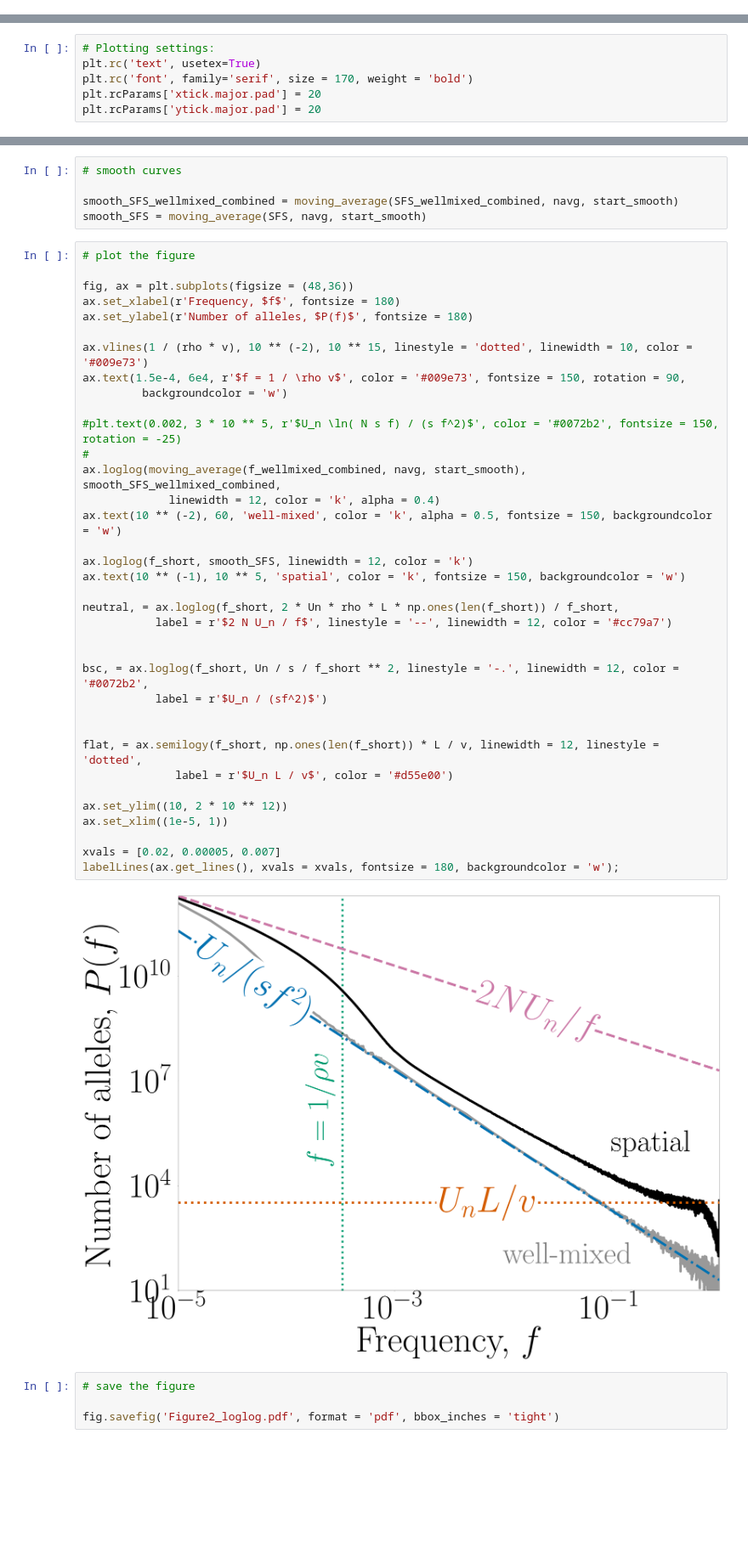
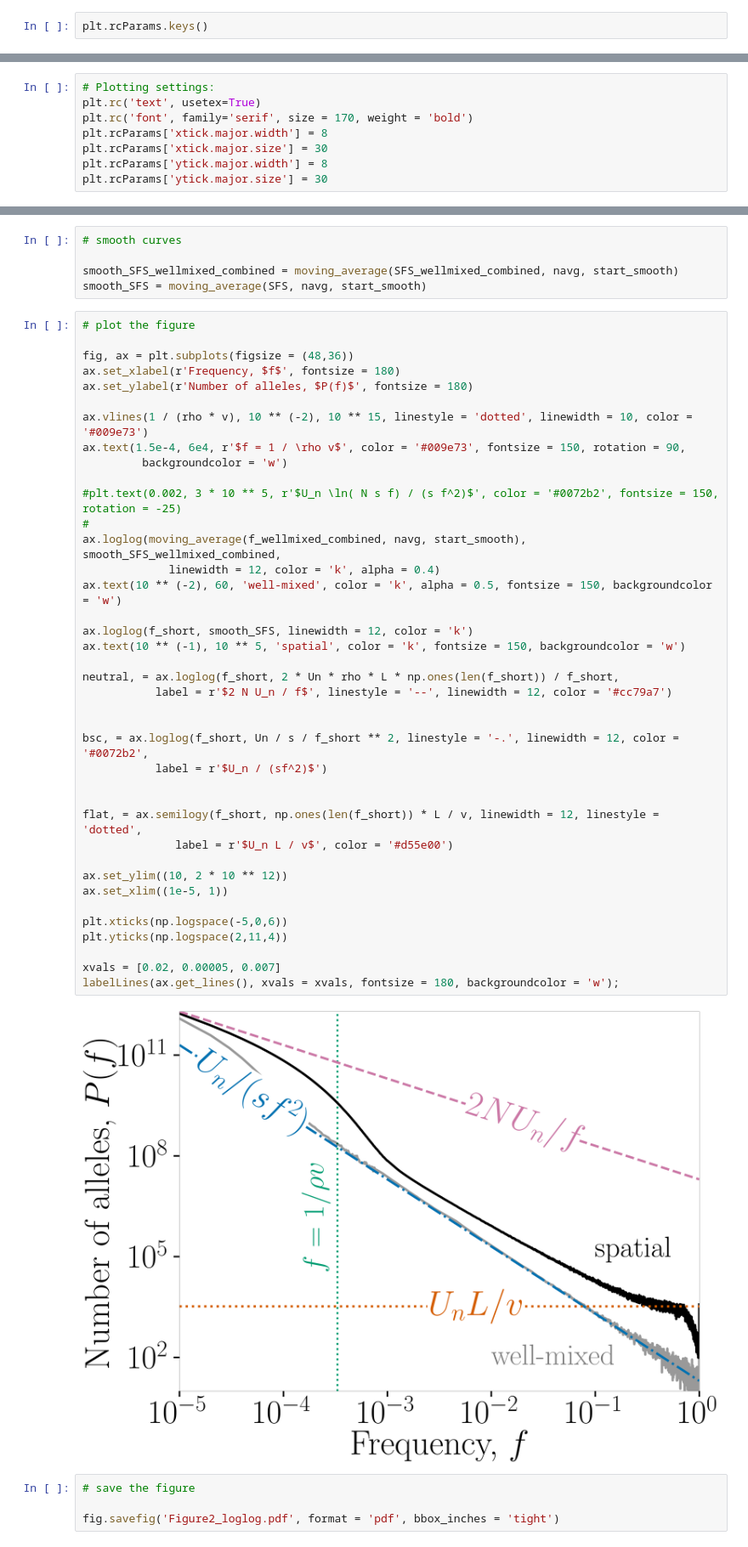
Before and after one commit to weissmanlab/SFS_spatial_sweep_1d_Genetics, a Jupyter notebook: Figures/Figures.ipynb, the cells around one changed output, grey strips where cells are left out. Shown at 85% size. Saved outputs shown, nothing was run; the diff lists cells and outputs as text; blank space fills up the shorter version.

```diff
--- a/Figures/Figures.ipynb
+++ b/Figures/Figures.ipynb
@@ -15,3 +15,5 @@ def moving_average(a, n = 3, start_smooth = 100):
 def power_law_fit(x, a):
     ''' Use this to fit f^-2 (intermediate f) '''
     return a * x ** (-2)
+# %%
+plt.rcParams.keys()
@@ -19,8 +39,10 @@ def power_law_fit(x, a):
 # Plotting settings:
 plt.rc('text', usetex=True)
 plt.rc('font', family='serif', size = 170, weight = 'bold')
-plt.rcParams['xtick.major.pad'] = 20
-plt.rcParams['ytick.major.pad'] = 20
+plt.rcParams['xtick.major.width'] = 8
+plt.rcParams['xtick.major.size'] = 30
+plt.rcParams['ytick.major.width'] = 8
+plt.rcParams['ytick.major.size'] = 30
 # %% [markdown]
 # Allele frequency spectra
 # %%
@@ -99,34 +121,37 @@ ax.set_ylabel(r'Number of alleles, $P(f)$', fontsize = 180)
 ax.vlines(1 / (rho * v), 10 ** (-2), 10 ** 15, linestyle = 'dotted', linewidth = 10, color = '#009e73')
 ax.text(1.5e-4, 6e4, r'$f = 1 / \rho v$', color = '#009e73', fontsize = 150, rotation = 90,
          backgroundcolor = 'w')
 
 #plt.text(0.002, 3 * 10 ** 5, r'$U_n \ln( N s f) / (s f^2)$', color = '#0072b2', fontsize = 150, rotation = -25)
 #
 ax.loglog(moving_average(f_wellmixed_combined, navg, start_smooth), smooth_SFS_wellmixed_combined,
              linewidth = 12, color = 'k', alpha = 0.4)
 ax.text(10 ** (-2), 60, 'well-mixed', color = 'k', alpha = 0.5, fontsize = 150, backgroundcolor = 'w')
 
 ax.loglog(f_short, smooth_SFS, linewidth = 12, color = 'k')
 ax.text(10 ** (-1), 10 ** 5, 'spatial', color = 'k', fontsize = 150, backgroundcolor = 'w')
 
 neutral, = ax.loglog(f_short, 2 * Un * rho * L * np.ones(len(f_short)) / f_short,
            label = r'$2 N U_n / f$', linestyle = '--', linewidth = 12, color = '#cc79a7')
 
 
 bsc, = ax.loglog(f_short, Un / s / f_short ** 2, linestyle = '-.', linewidth = 12, color = '#0072b2',
            label = r'$U_n / (sf^2)$')
 
 
 flat, = ax.semilogy(f_short, np.ones(len(f_short)) * L / v, linewidth = 12, linestyle = 'dotted',
               label = r'$U_n L / v$', color = '#d55e00')
 
 ax.set_ylim((10, 2 * 10 ** 12))
 ax.set_xlim((1e-5, 1))
 
+plt.xticks(np.logspace(-5,0,6))
+plt.yticks(np.logspace(2,11,4))
+
 xvals = [0.02, 0.00005, 0.007]
 labelLines(ax.get_lines(), xvals = xvals, fontsize = 180, backgroundcolor = 'w');
 # %% [output]
-[figure, old version]
+[figure, new version]
 # %%
 # save the figure
 
```
Also changed, not shown: parts of 1 cell of this notebook.
